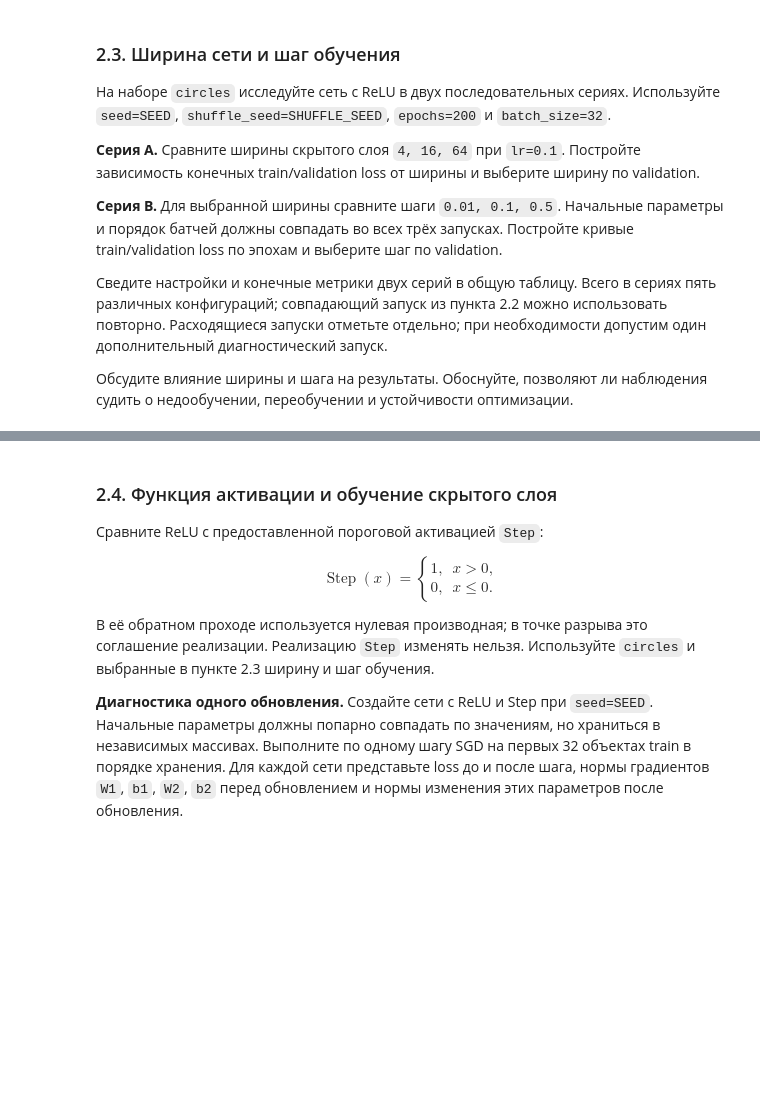
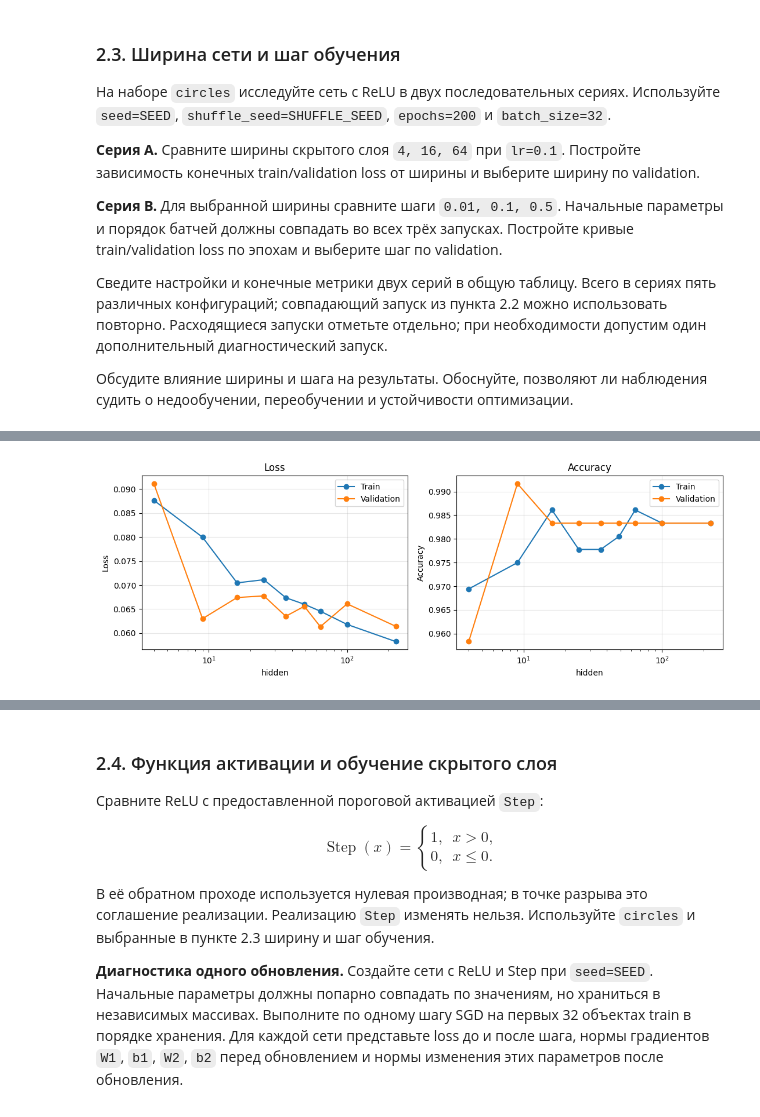
Before and after one commit to Abrackadabrr/machine_learning_practice, a Jupyter notebook: hometask/autumn_semester/task_2/hw2_neural_networks_student.ipynb, the cells around one changed output, grey strips where cells are left out. Saved outputs shown, nothing was run; the diff lists cells and outputs as text; code cells hidden in the pictures; blank space fills up the shorter version.

```diff
--- a/hometask/autumn_semester/task_2/hw2_neural_networks_student.ipynb
+++ b/hometask/autumn_semester/task_2/hw2_neural_networks_student.ipynb
@@ -1215,2 +1231,21 @@ Loss для разных моделей и сетов
 # %%
 # Серия A.
+hidden_array = [4, 9, 16, 25, 36, 49, 64, 100, 225]
+networks_per_hidden = {}
+history_for_hidden = {}
+results_for_hidden_test = pd.DataFrame()
+name = "circles"
+for hidden_params in hidden_array:
+    # data
+    X_train, y_train = prepared[name]["X_train"], prepared[name]["y_train"]
+    X_valid, y_valid = prepared[name]["X_valid"], prepared[name]["y_valid"]
+    # creation
+    networks_per_hidden[hidden_params] = make_mlp(hidden=hidden_params)
+    # fitting
+    history_for_hidden[hidden_params] = fit(networks_per_hidden[hidden_params], X_train, y_train, X_valid, y_valid)
+    # computing results
+    cur_res = history_for_hidden[hidden_params].iloc[-1].copy().to_frame()
+    cur_res.columns = ["hidden = " + str(hidden_params)]
+    results_for_hidden_test = pd.concat([results_for_hidden_test, cur_res], axis=1)
+
+display(results_for_hidden_test)
@@ -1216,0 +1259,22 @@ Loss для разных моделей и сетов
+# %%
+# plotting curves by hidder layers params count
+hidden = [int(col.split("=")[1].strip()) for col in results_for_hidden_test.columns]
+
+fig, axes = plt.subplots(1, 2, figsize=(11, 4), sharex=True)
+
+for ax, metric, title in zip(
+    axes, ["loss", "acc"], ["Loss", "Accuracy"]
+):
+    ax.plot(hidden, results_for_hidden_test.loc[f"train_{metric}"], "o-", label="Train")
+    ax.plot(hidden, results_for_hidden_test.loc[f"valid_{metric}"], "o-", label="Validation")
+
+    ax.set(title=title, xlabel="hidden", ylabel=title)
+    ax.set_xticks(hidden)
+    ax.grid(alpha=0.3)
+    ax.legend()
+    ax.set_xscale('log')
+
+fig.tight_layout()
+plt.show()
+# %% [output]
+[figure, added]
```
Also changed, not shown: parts of 18 cells of this notebook.
